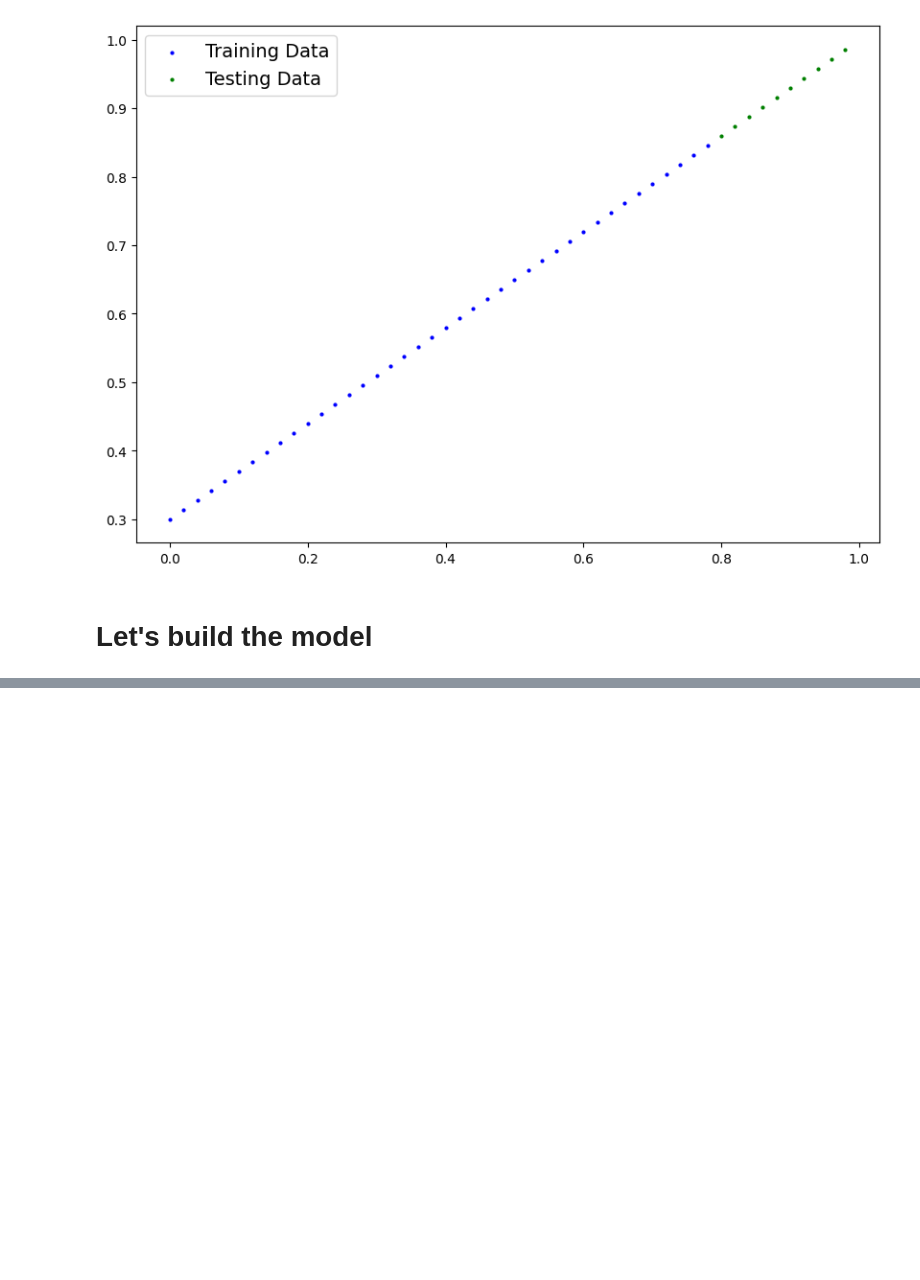
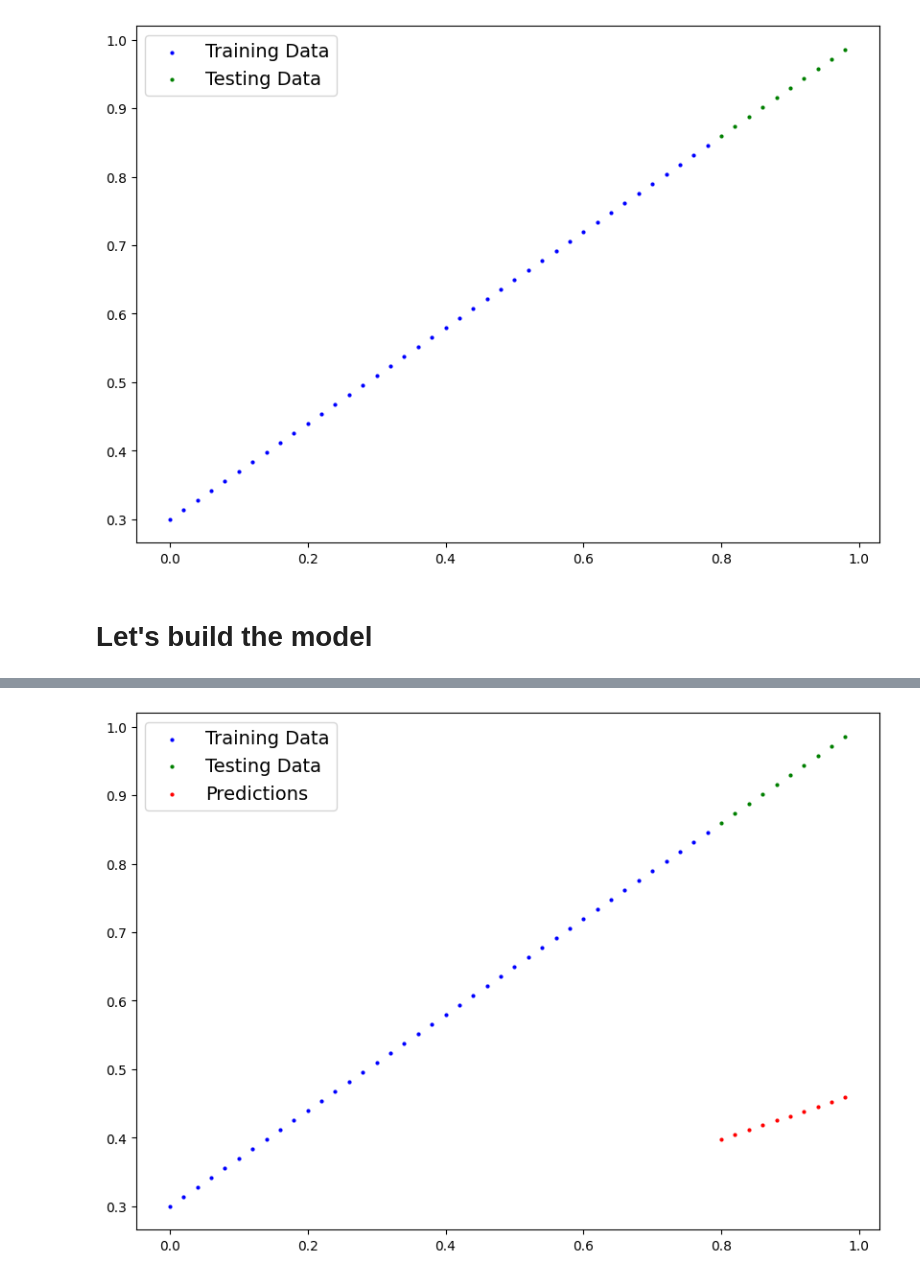
Before and after one commit to vishwajeetsinghrana8/Pytorch-Tutorial-Series-2024, a Jupyter notebook: 01_Pytoch_Model_Building_Workflow.ipynb, the cells around one changed output, grey strips where cells are left out. Cells and saved outputs as stored; diff of their text form; code cells hidden in the pictures; blank space fills up the shorter version.

```diff
--- a/01_Pytoch_Model_Building_Workflow.ipynb
+++ b/01_Pytoch_Model_Building_Workflow.ipynb
@@ -107,0 +116,6 @@ class LinearRegessionModel(nn.Module):
+# %%
+torch.manual_seed(42)
+
+model0 = LinearRegessionModel()
+
+list(model0.parameters())
@@ -107,0 +133,3 @@ class LinearRegessionModel(nn.Module):
+# %%
+y_pred = model0(X_test)
+y_pred
@@ -107,0 +147,5 @@ class LinearRegessionModel(nn.Module):
+# %%
+with torch.inference_mode():
+  y_pred = model0(X_test)
+
+y_pred
@@ -107,0 +176,4 @@ class LinearRegessionModel(nn.Module):
+# %%
+plot_predictions(predictions=y_pred)
+# %% [output]
+[figure, added]
```
Also changed, not shown: parts of 11 cells of this notebook.
